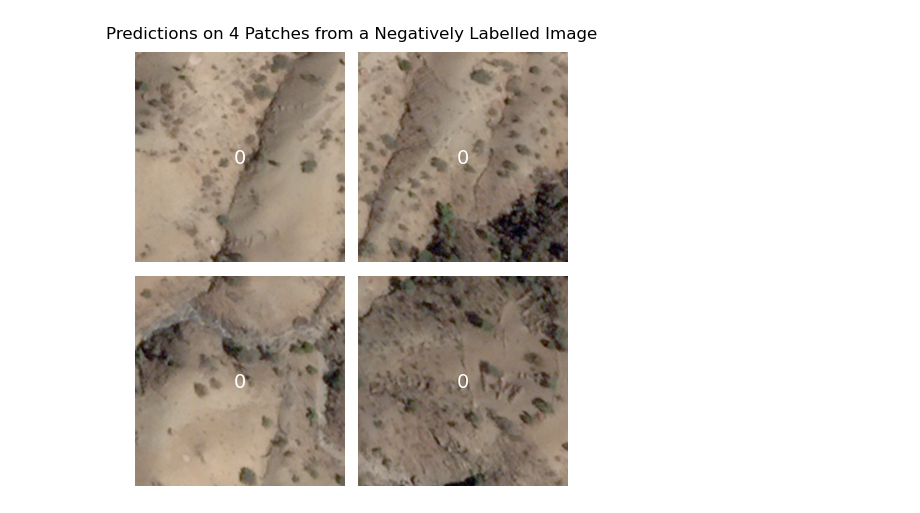
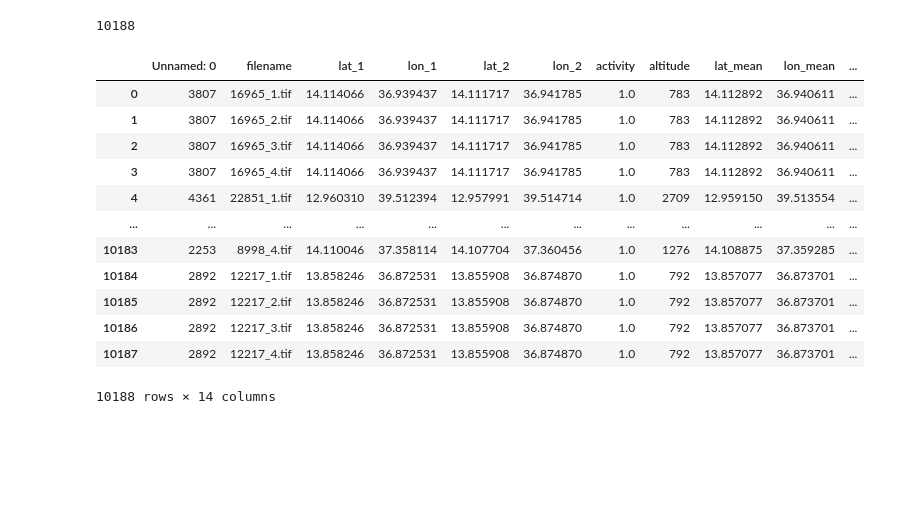
Before and after one commit to edrian-liao/harvestnet, a Jupyter notebook: notebooks/ReLabel_Positive_Images.ipynb, the cells around one changed output. Cells and saved outputs as stored; diff of their text form; code cells hidden in the pictures; blank space fills up the shorter version.

Commit message:
Added notebook that relabels the positively labelled images

```diff
--- a/notebooks/ReLabel_Positive_Images.ipynb
+++ b/notebooks/ReLabel_Positive_Images.ipynb
@@ -342,22 +170,0 @@ for i in range(1,5):
-# %%
-import matplotlib.pyplot as plt
-
-fig, ax = plt.subplots(2, 2)
-fig.subplots_adjust(wspace=0, hspace=0)
-
-for i in range(4):
-    ax[i//2, i%2].imshow(patches[i])
-    ax[i//2, i%2].annotate(f"{pred[3][i]}", xy=(0.5, 0.5), xytext=(0.5, 0.5),
-                xycoords='axes fraction', textcoords='axes fraction',
-                fontsize=14, color='white', ha='center', va='center')
-    ax[i//2, i%2].axis('off')
-
-fig.suptitle("Predictions on 4 Patches from a Negatively Labelled Image")
-plt.tight_layout(pad=0.75, h_pad=1, w_pad=-8)
-
-# Download the figure
-plt.savefig("../figures/predictions-negative-52445.png", bbox_inches='tight')
-
-plt.show()
-# %% [output]
-[figure, removed]
@@ -363,0 +178,4 @@ plt.show()
+# %%
+len(predictions)
+# %% [output]
+10188
@@ -363,0 +184,19 @@ plt.show()
+# %%
+import pandas as pd
+df = pd.read_csv("dataset/train_buff_pos_subdivided.csv")
+# %%
+df
+# %% [output]
+|  | Unnamed: 0 | filename | lat_1 | lon_1 | lat_2 | lon_2 | activity | altitude | lat_mean | lon_mean | ... |
+| 0 | 3807 | 16965_1.tif | 14.114066 | 36.939437 | 14.111717 | 36.941785 | 1.0 | 783 | 14.112892 | 36.940611 | ... |
+| 1 | 3807 | 16965_2.tif | 14.114066 | 36.939437 | 14.111717 | 36.941785 | 1.0 | 783 | 14.112892 | 36.940611 | ... |
+| 2 | 3807 | 16965_3.tif | 14.114066 | 36.939437 | 14.111717 | 36.941785 | 1.0 | 783 | 14.112892 | 36.940611 | ... |
+| 3 | 3807 | 16965_4.tif | 14.114066 | 36.939437 | 14.111717 | 36.941785 | 1.0 | 783 | 14.112892 | 36.940611 | ... |
+| 4 | 4361 | 22851_1.tif | 12.960310 | 39.512394 | 12.957991 | 39.514714 | 1.0 | 2709 | 12.959150 | 39.513554 | ... |
+| ... | ... | ... | ... | ... | ... | ... | ... | ... | ... | ... | ... |
+| 10183 | 2253 | 8998_4.tif | 14.110046 | 37.358114 | 14.107704 | 37.360456 | 1.0 | 1276 | 14.108875 | 37.359285 | ... |
+| 10184 | 2892 | 12217_1.tif | 13.858246 | 36.872531 | 13.855908 | 36.874870 | 1.0 | 792 | 13.857077 | 36.873701 | ... |
+| 10185 | 2892 | 12217_2.tif | 13.858246 | 36.872531 | 13.855908 | 36.874870 | 1.0 | 792 | 13.857077 | 36.873701 | ... |
+| 10186 | 2892 | 12217_3.tif | 13.858246 | 36.872531 | 13.855908 | 36.874870 | 1.0 | 792 | 13.857077 | 36.873701 | ... |
+| 10187 | 2892 | 12217_4.tif | 13.858246 | 36.872531 | 13.855908 | 36.874870 | 1.0 | 792 | 13.857077 | 36.873701 | ... |
+10188 rows × 14 columns
```
Also changed, not shown: parts of 27 cells of this notebook.
